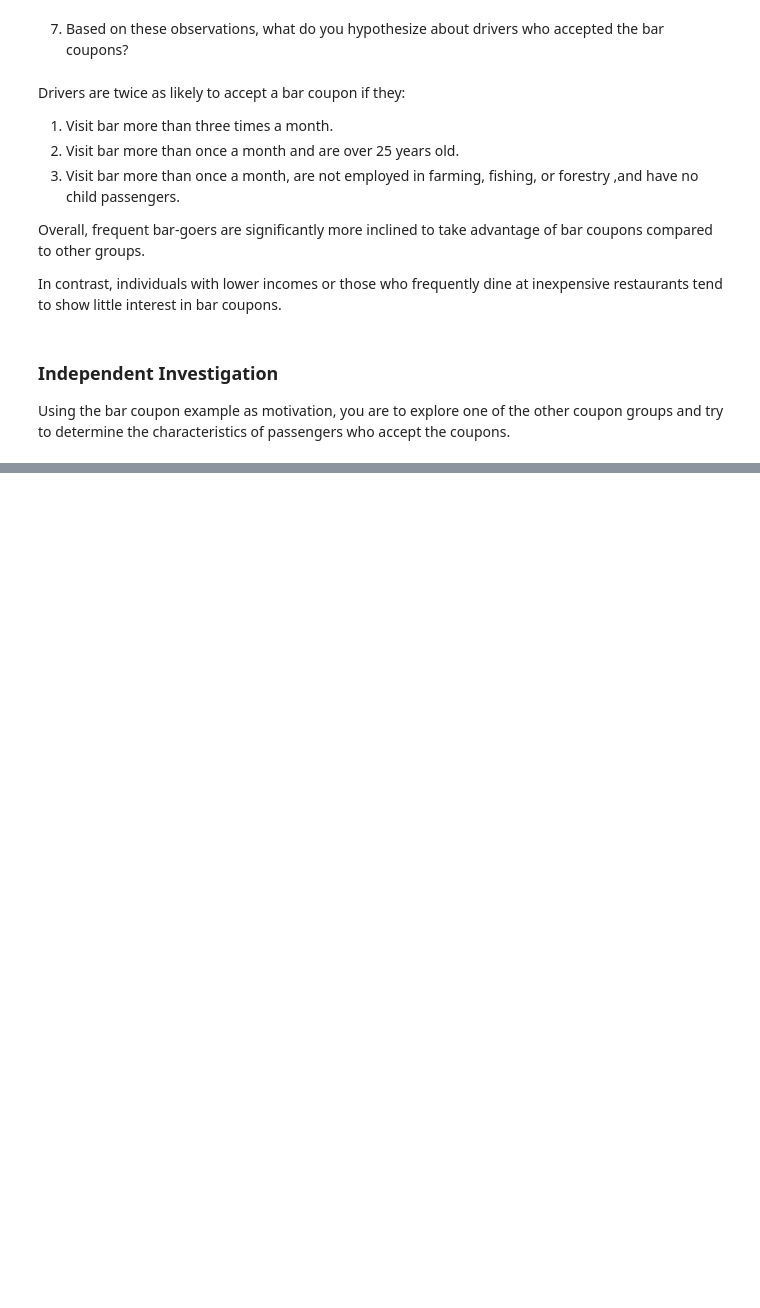
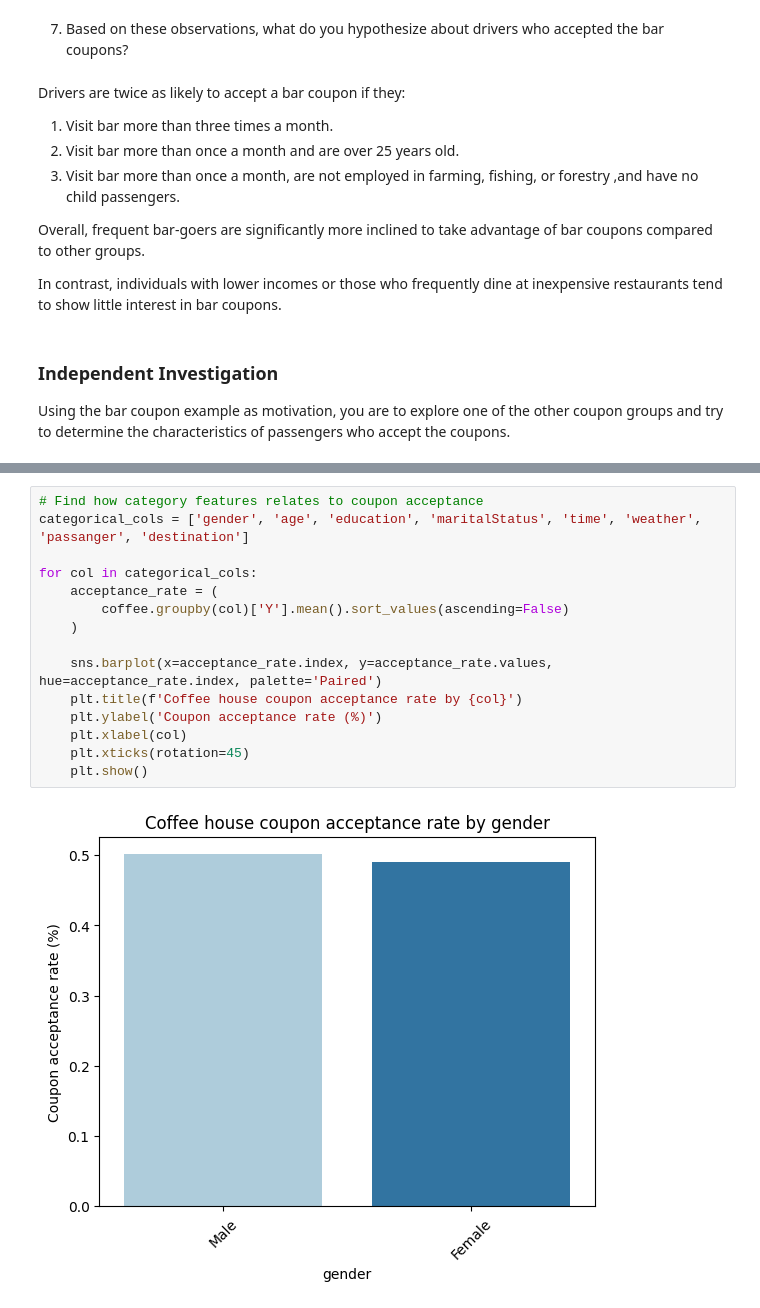
Before and after one commit to JunGaoca/couponAnalysis, a Jupyter notebook: coupon-analysis.ipynb, the cells around one changed output, grey strips where cells are left out. Drawn from its saved outputs; the diff is of its cells as text; blank space fills up the shorter version.

```diff
--- a/coupon-analysis.ipynb
+++ b/coupon-analysis.ipynb
@@ -477,0 +540,17 @@ Using the bar coupon example as motivation, you are to explore one of the other
+# %%
+# Find how category features relates to coupon acceptance
+categorical_cols = ['gender', 'age', 'education', 'maritalStatus', 'time', 'weather', 'passanger', 'destination']
+
+for col in categorical_cols:
+    acceptance_rate = (
+        coffee.groupby(col)['Y'].mean().sort_values(ascending=False)
+    )
+
+    sns.barplot(x=acceptance_rate.index, y=acceptance_rate.values, hue=acceptance_rate.index, palette='Paired')
+    plt.title(f'Coffee house coupon acceptance rate by {col}')
+    plt.ylabel('Coupon acceptance rate (%)')
+    plt.xlabel(col)
+    plt.xticks(rotation=45)
+    plt.show()
+# %% [output]
+[figure, added]
```
Also changed, not shown: parts of 11 cells of this notebook.
